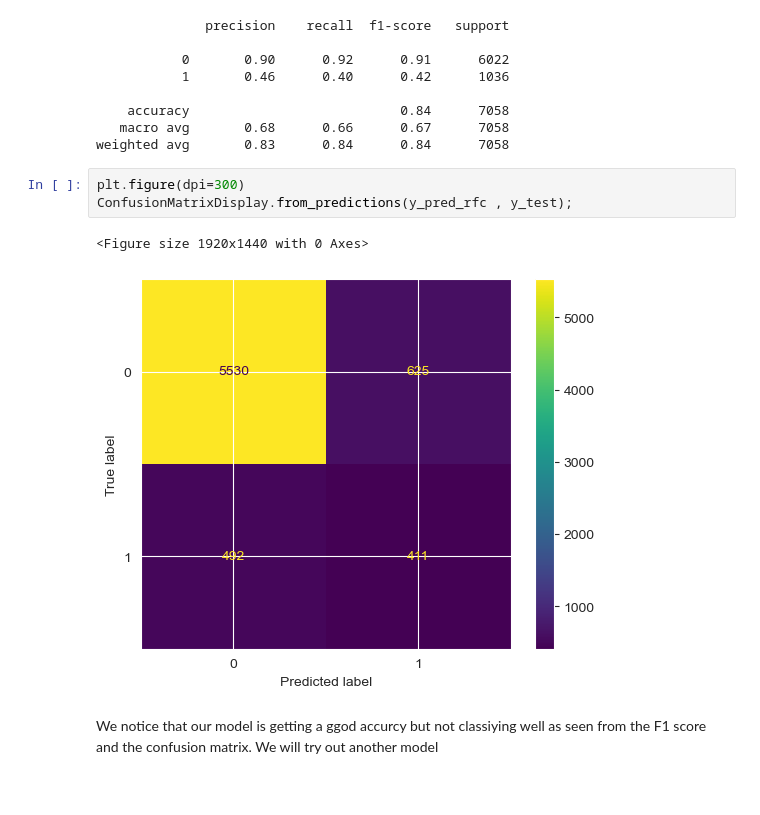
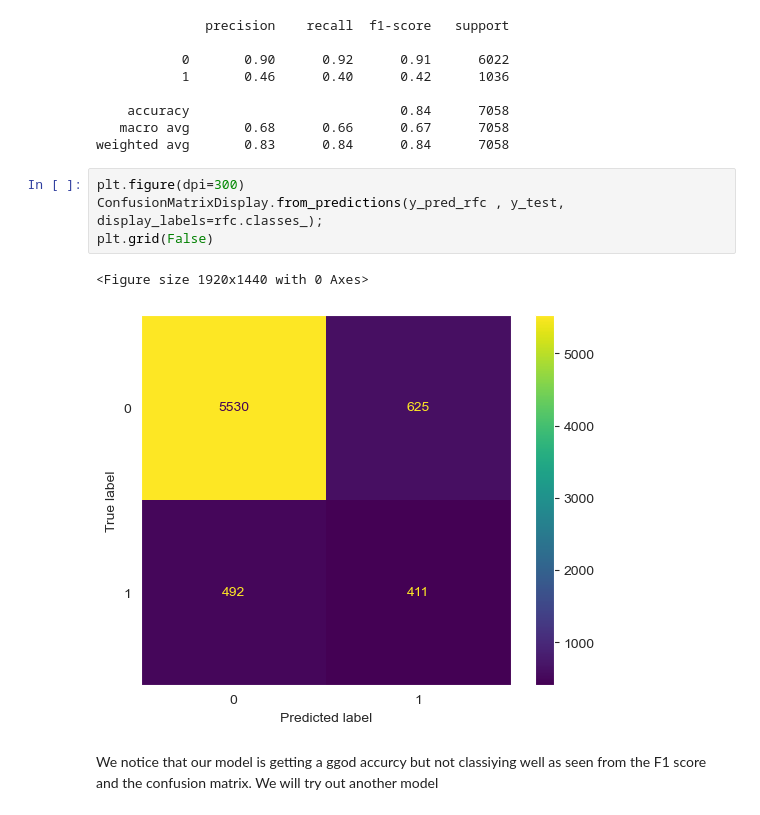
Before and after one commit to penina26/financial-inclusion-africa, a Jupyter notebook: index.ipynb, the cells around one changed output. Saved outputs shown, nothing was run; the diff lists cells and outputs as text.

Commit message:
removed grid on confusion matrix plots

```diff
--- a/index.ipynb
+++ b/index.ipynb
@@ -988,10 +986,11 @@ print(classification_report(y_test, y_pred_rfc))
 weighted avg       0.83      0.84      0.84      7058
 # %%
 plt.figure(dpi=300)
-ConfusionMatrixDisplay.from_predictions(y_pred_rfc , y_test);
+ConfusionMatrixDisplay.from_predictions(y_pred_rfc , y_test, display_labels=rfc.classes_);
+plt.grid(False)
 # %% [output]
 <Figure size 1920x1440 with 0 Axes>
-[figure, old version]
+[figure, new version]
 # %% [markdown]
 We notice that our model is getting a ggod accurcy but not classiying well as seen from the F1 score and the confusion matrix. We will try out another model
 # %% [markdown]
```
Also changed, not shown: parts of 16 cells of this notebook.
